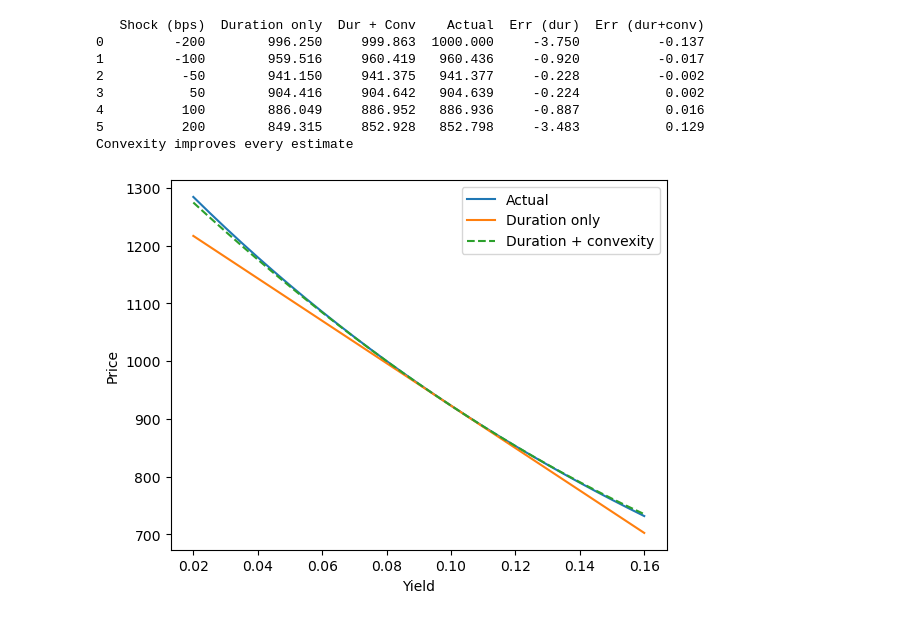
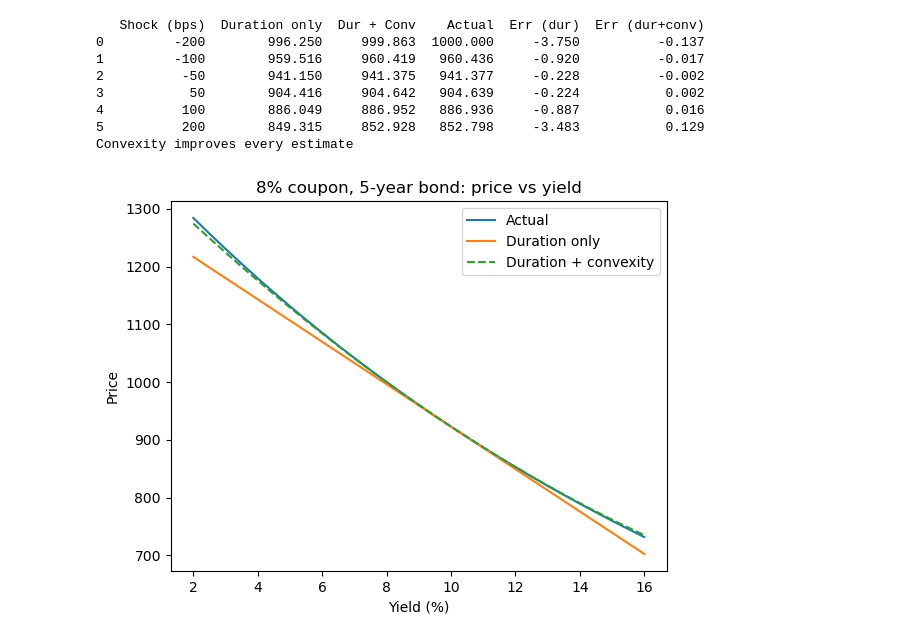
Before and after one commit to bharathmg84-eng/bond-toolkit, a Jupyter notebook: 05_convexity.ipynb, the cells around one changed output. Saved outputs shown, nothing was run; the diff lists cells and outputs as text; code cells hidden in the pictures.

Commit message:
Improve chart, add pytest tests

```diff
--- a/05_convexity.ipynb
+++ b/05_convexity.ipynb
@@ -90,23 +90,25 @@ Convexity improves every estimate
 # %%
 import matplotlib.pyplot as plt
 
 yields = [i / 1000 for i in range(20, 161, 5)]
 actual = [bond_price(1000, 0.08, y, 5) for y in yields]
 dur_line = []
 conv_line = []
 for y in yields:
     bps = (y - 0.10) * 10000
     ed, ec, _ = sensitivity2(1000, 0.08, 0.10, 5, bps)
     dur_line.append(ed)
     conv_line.append(ec)
 
-plt.plot(yields, actual, label="Actual")
-plt.plot(yields, dur_line, label="Duration only")
-plt.plot(yields, conv_line, "--", label="Duration + convexity")
-plt.xlabel("Yield")
+x = [y * 100 for y in yields]          # show yield in percent
+plt.plot(x, actual, label="Actual")
+plt.plot(x, dur_line, label="Duration only")
+plt.plot(x, conv_line, "--", label="Duration + convexity")
+plt.title("8% coupon, 5-year bond: price vs yield")
+plt.xlabel("Yield (%)")
 plt.ylabel("Price")
 plt.legend()
 plt.savefig("convexity_chart.png", dpi=150, bbox_inches="tight")
 plt.show()
 # %% [output]
-[figure, old version]
+[figure, new version]
```
Also changed, not shown: 4 other files.
